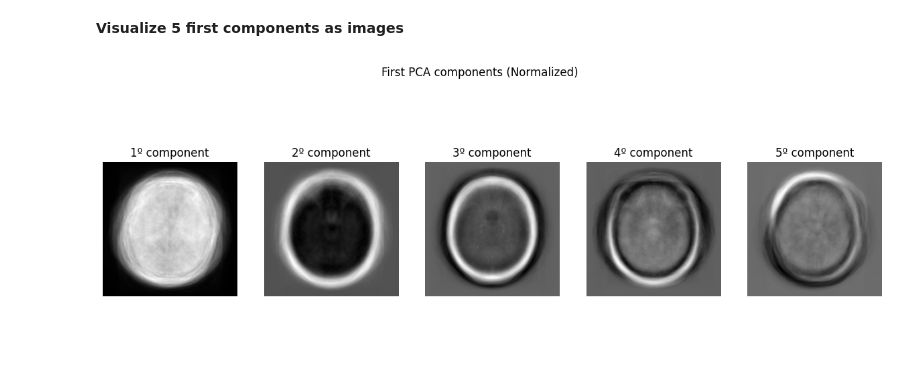
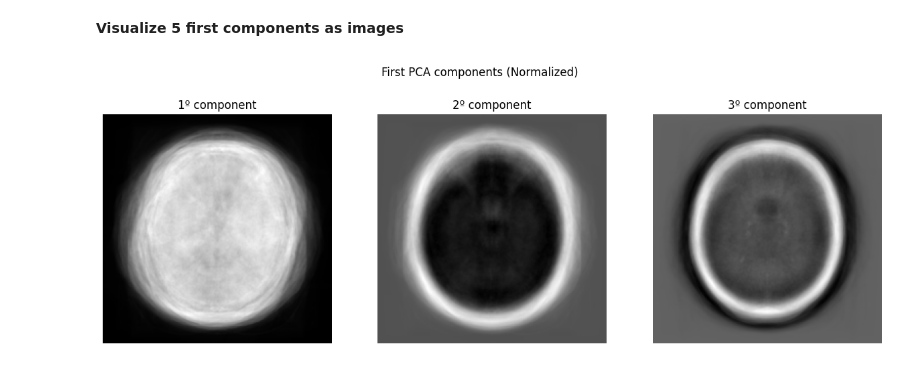
Before and after one commit to mikelpri3/BigData, a Jupyter notebook: notebook.ipynb, the cells around one changed output. Saved outputs shown, nothing was run; the diff lists cells and outputs as text; code cells hidden in the pictures; blank space fills up the shorter version.

```diff
--- a/notebook.ipynb
+++ b/notebook.ipynb
@@ -430,35 +430,3 @@ First we load inly the images from the axial perspective
 brain_dataset = BrainTumorDataset(dataset_path, view_type="axial")
 # %% [markdown]
 **MEAN IMAGE**
-# %%
-import numpy as np
-import torch
-import cv2
-import matplotlib.pyplot as plt
-
-# Change images into a numpy array
-images = []
-labels = []
-for img, label in brain_dataset:
-    images.append(img.numpy())  # (C, H, W)
-    labels.append(label)
-
-images = np.array(images, dtype=np.float32)  # (N, C, H, W)
-labels = np.array(labels)
-
-
-mean_image = np.mean(images, axis=0)  # (C, H, W)
-
-# Transpose to (H, W, C) for OpenCV and visualización
-mean_image_np = np.transpose(mean_image, (1, 2, 0))  # (H, W, C)
-
-
-mean_image_np = mean_image_np.astype(np.float32)
-
-resized_mean_image = cv2.resize(mean_image_np, IMG_SIZE)
-
-plt.figure(figsize=(5, 5))
-plt.imshow(resized_mean_image)
-plt.title("Imagen Promedio")
-plt.axis("off")
-plt.show()
@@ -510,20 +528,20 @@ X_pca = np.vstack(X_pca)
 # %% [markdown]
 **Visualize 5 first components as images**
 # %%
-fig, axs = plt.subplots(1, 5, figsize=(15, 5))
+fig, axs = plt.subplots(1, 3, figsize=(15, 5))
 
-for i in range(5):
+for i in range(3):
     component = pca.components_[i].reshape(images.shape[1], images.shape[2], images.shape[3])  # (C, H, W)
     component_img = np.transpose(component, (1, 2, 0))  # (H, W, C)
 
     component_img -= component_img.min()
     component_img /= component_img.max()
 
     axs[i].imshow(component_img)
     axs[i].axis('off')
     axs[i].set_title(f'{i+1}º component')
 
 plt.suptitle("First PCA components (Normalized)")
 plt.show()
 # %% [output]
-[figure, old version]
+[figure, new version]
```
Also changed, not shown: parts of 3 cells of this notebook.
